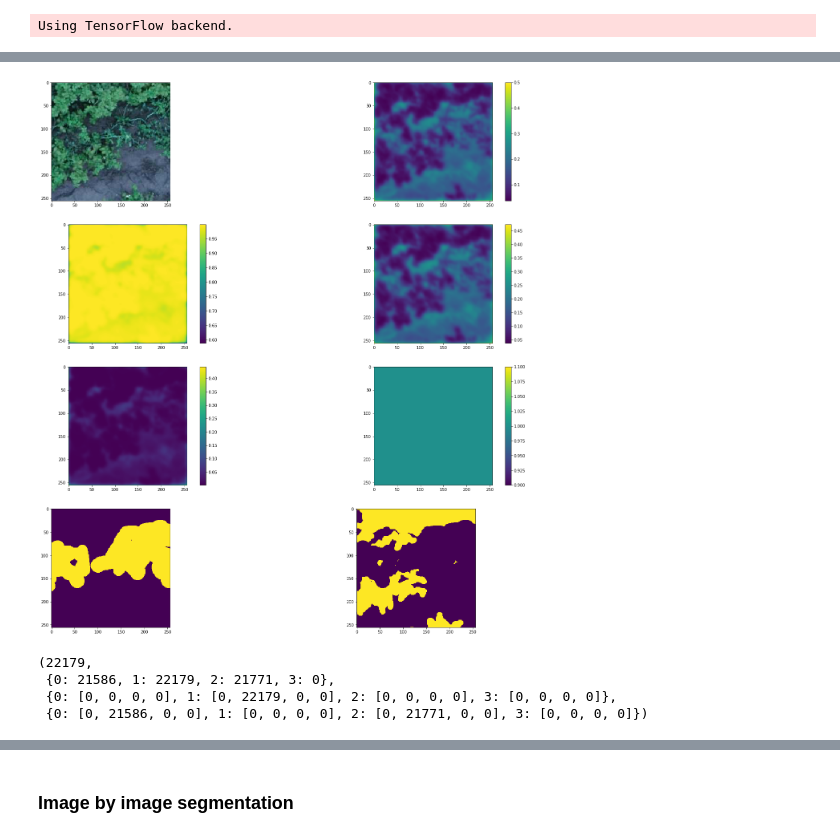
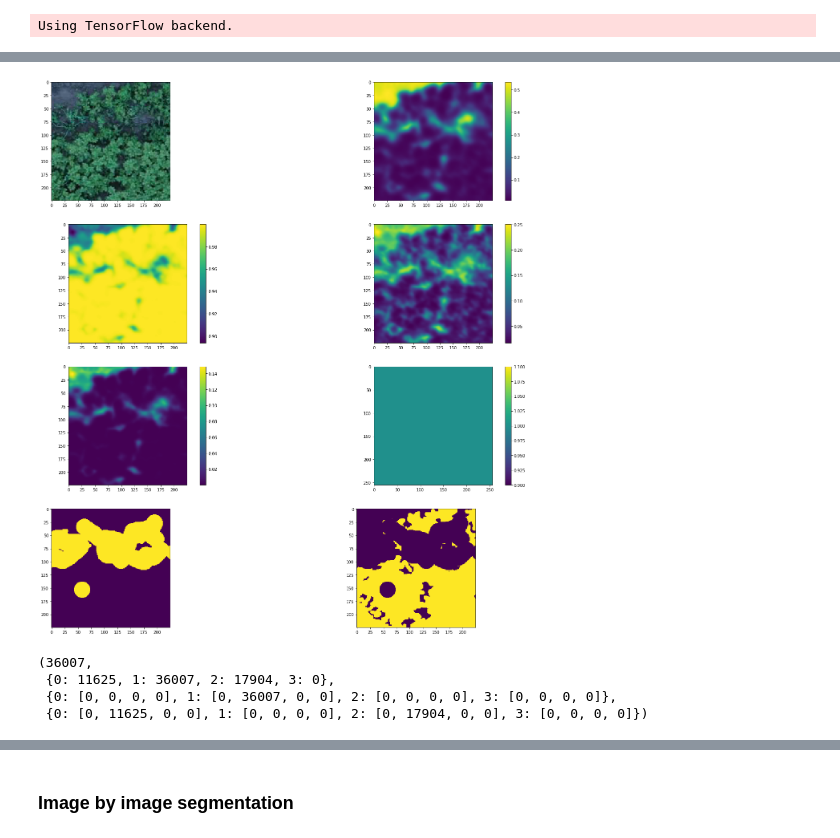
Before and after one commit to Ashgun/cv_fields_semantic-segmentation, a Jupyter notebook: train_hrnet.ipynb, the cells around one changed output, grey strips where cells are left out. Saved outputs shown, nothing was run; the diff lists cells and outputs as text; code cells hidden in the pictures.

```diff
--- a/train_hrnet.ipynb
+++ b/train_hrnet.ipynb
@@ -213,33 +219,33 @@ for x, y in keras_generator(data.valid.image_paths, data.valid.masks_paths, test
 # %%
 pred = model1.predict(x)
 # %%
-sample_index = 0
+sample_index = 1
 fig, axes = plt.subplots(nrows=4, ncols=2, figsize=(25, 25))
-axes[0][0].imshow(x[sample_index])
-im_0_1 = axes[0][1].imshow(pred[sample_index, ..., 0])
-im_1_0 = axes[1][0].imshow(pred[sample_index, ..., 1])
-im_1_1 = axes[1][1].imshow(pred[sample_index, ..., 2])
-im_2_0 = axes[2][0].imshow(pred[sample_index, ..., 3])
+axes[0][0].imshow(x[sample_index, 15:240, 15:240, :])
+im_0_1 = axes[0][1].imshow(pred[sample_index, 15:240, 15:240, 0])
+im_1_0 = axes[1][0].imshow(pred[sample_index, 15:240, 15:240, 1])
+im_1_1 = axes[1][1].imshow(pred[sample_index, 15:240, 15:240, 2])
+im_2_0 = axes[2][0].imshow(pred[sample_index, 15:240, 15:240, 3])
 im_2_1 = axes[2][1].imshow(getClassesMap(pred[sample_index]))
-im_3_0 = axes[3][0].imshow(y[sample_index, ..., 2])
-im_3_1 = axes[3][1].imshow(y[sample_index, ..., 1])
+im_3_0 = axes[3][0].imshow(y[sample_index, 15:240, 15:240, 2])
+im_3_1 = axes[3][1].imshow(y[sample_index, 15:240, 15:240, 1])
 
 plt.colorbar(im_0_1, ax=axes[0,1])
 plt.colorbar(im_1_0, ax=axes[1,0])
 plt.colorbar(im_1_1, ax=axes[1,1])
 plt.colorbar(im_2_0, ax=axes[2,0])
 plt.colorbar(im_2_1, ax=axes[2,1])
 
 plt.show()
 # %% [output]
-[figure, old version]
+[figure, new version]
 # %%
 CountErrors(y[sample_index], pred[sample_index])
 # %% [output]
-(22179,
- {0: 21586, 1: 22179, 2: 21771, 3: 0},
- {0: [0, 0, 0, 0], 1: [0, 22179, 0, 0], 2: [0, 0, 0, 0], 3: [0, 0, 0, 0]},
- {0: [0, 21586, 0, 0], 1: [0, 0, 0, 0], 2: [0, 21771, 0, 0], 3: [0, 0, 0, 0]})
+(36007,
+ {0: 11625, 1: 36007, 2: 17904, 3: 0},
+ {0: [0, 0, 0, 0], 1: [0, 36007, 0, 0], 2: [0, 0, 0, 0], 3: [0, 0, 0, 0]},
+ {0: [0, 11625, 0, 0], 1: [0, 0, 0, 0], 2: [0, 17904, 0, 0], 3: [0, 0, 0, 0]})
 # %%
 sample_index = 2
 
```
Also changed, not shown: parts of 13 cells of this notebook, 3 other files.
